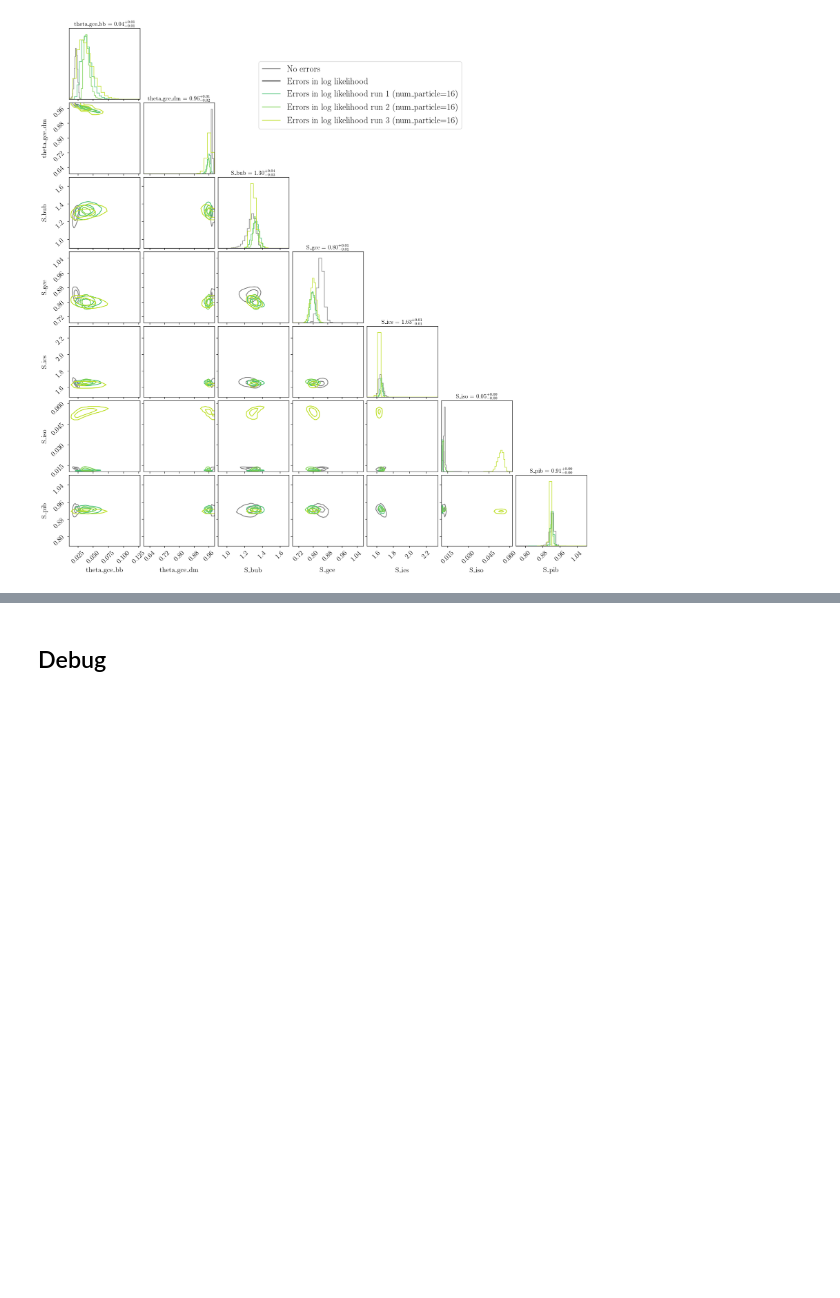
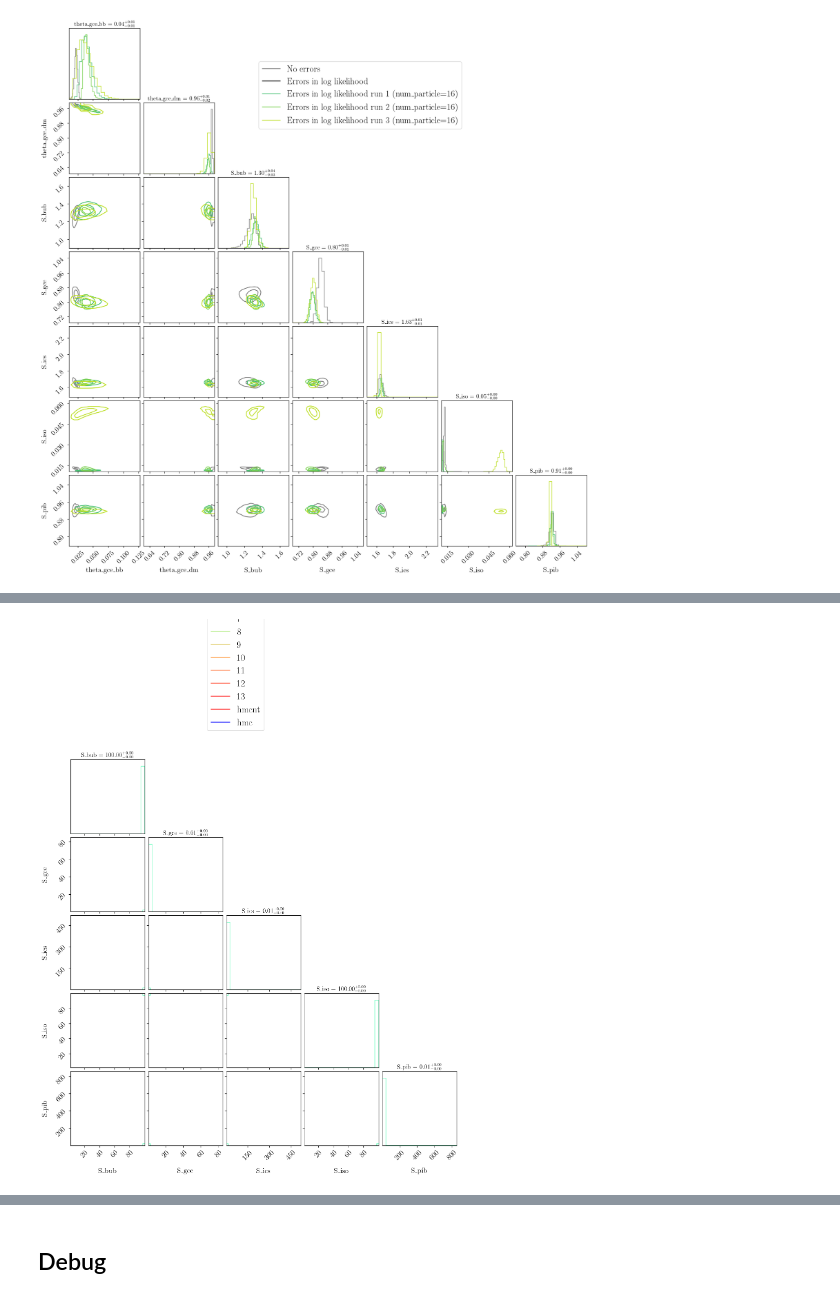
Before and after one commit to yitiansun/gce-prob-prog, a Jupyter notebook: notebooks/3_fit_gcepy.ipynb, the cells around one changed output, grey strips where cells are left out. Cells and saved outputs as stored; diff of their text form; code cells hidden in the pictures; blank space fills up the shorter version.

```diff
--- a/notebooks/3_fit_gcepy.ipynb
+++ b/notebooks/3_fit_gcepy.ipynb
@@ -231,0 +283,2 @@ WARNING:root:Too few points to create valid contours
+# %%
+samples_dict['6'].pop()
@@ -231,0 +314,8 @@ WARNING:root:Too few points to create valid contours
+# %%
+print('Estart - Eend f_blg_mean f_blg_std')
+for ie in range(6,7):
+    print(
+        ebin_edges[ie], '-', ebin_edges[ie+1],
+        np.mean(samples_dict[str(ie)]['f_blg']),
+        np.std(samples_dict[str(ie)]['f_blg']),
+    )
@@ -231,0 +325,69 @@ WARNING:root:Too few points to create valid contours
+# %%
+colors_dict = {str(ie) : mpl.colormaps['rainbow'](ie/13) for ie in range(14)}
+names_dict = {str(ie) : str(ie) for ie in range(14)}
+# %%
+samples_dict['hmcnt'] = samples_hmc_nt
+colors_dict['hmcnt'] = 'r'
+names_dict['hmcnt'] = 'hmcnt'
+samples_dict['hmc'] = samples_hmc
+colors_dict['hmc'] = 'b'
+names_dict['hmc'] = 'hmc'
+# %%
+# samples_dict = {
+#     '7p' : samples_svi,
+#     #'7phmc' : samples_hmc,
+#     '7phmcnt' : samples_hmc_nt,
+# }
+# colors_dict = {
+#     '7p' : mpl.colormaps['plasma'](0.2),
+#     '7phmc' : mpl.colormaps['plasma'](0.5),
+#     '7phmcnt' : mpl.colormaps['plasma'](0.8),
+# }
+# names_dict = {
+#     '7p' : '7p SVI',
+#     '7phmc' : '7p HMC',
+#     '7phmcnt' : '7p HMC NeuTra',
+# }
+plot_var_names = [
+    #'f_blg',
+    #'log10S_bub', 'log10S_gce', 'log10S_ics', 'log10S_iso', 'log10S_pib',
+    'S_bub', 'S_gce', 'S_ics', 'S_iso', 'S_pib',
+]
+
+n_bins_1d = 30
+bins_1d_arr = []
+range_arr = []
+for vn in plot_var_names:
+    vmin = np.min([np.min(s[vn]) for _, s in samples_dict.items()])
+    vmax = np.max([np.max(s[vn]) for _, s in samples_dict.items()])
+    bins_1d_arr.append(np.linspace(vmin, vmax, n_bins_1d + 1))
+    range_arr.append([vmin, vmax])
+
+figure = None
+for ie, (samples_name, samples) in enumerate(samples_dict.items()):
+    color = mpl.colors.to_hex(colors_dict[samples_name])
+    figure = corner.corner(
+        samples,
+        bins_1d_arr=bins_1d_arr,
+        range=range_arr,
+        var_names=plot_var_names,
+        show_titles=True,
+        title_kwargs={"fontsize": 12},
+        levels = [0.68, 0.95],
+        color = color,
+        plot_contours=True,
+        fill_contours=False,
+        plot_density=False,
+        plot_datapoints=False,
+        fig=figure,
+    )
+    #figure.text(0.4, 0.8+0.012*ie, samples_name, fontsize=18, color=color)
+
+figure.legend(
+    [mpl.lines.Line2D([0], [0], color=c) for k, c in colors_dict.items()],
+    [names_dict[k] for k, c in colors_dict.items()],
+    loc=(0.4, 0.8)
+)
+
+#plt.savefig('../output/posteriors/plots/gcepy_full.pdf')
+# %% [output]
@@ -231,0 +405 @@ WARNING:root:Too few points to create valid contours
+[figure, added]
```
Also changed, not shown: parts of 19 cells of this notebook, 7 other files.
